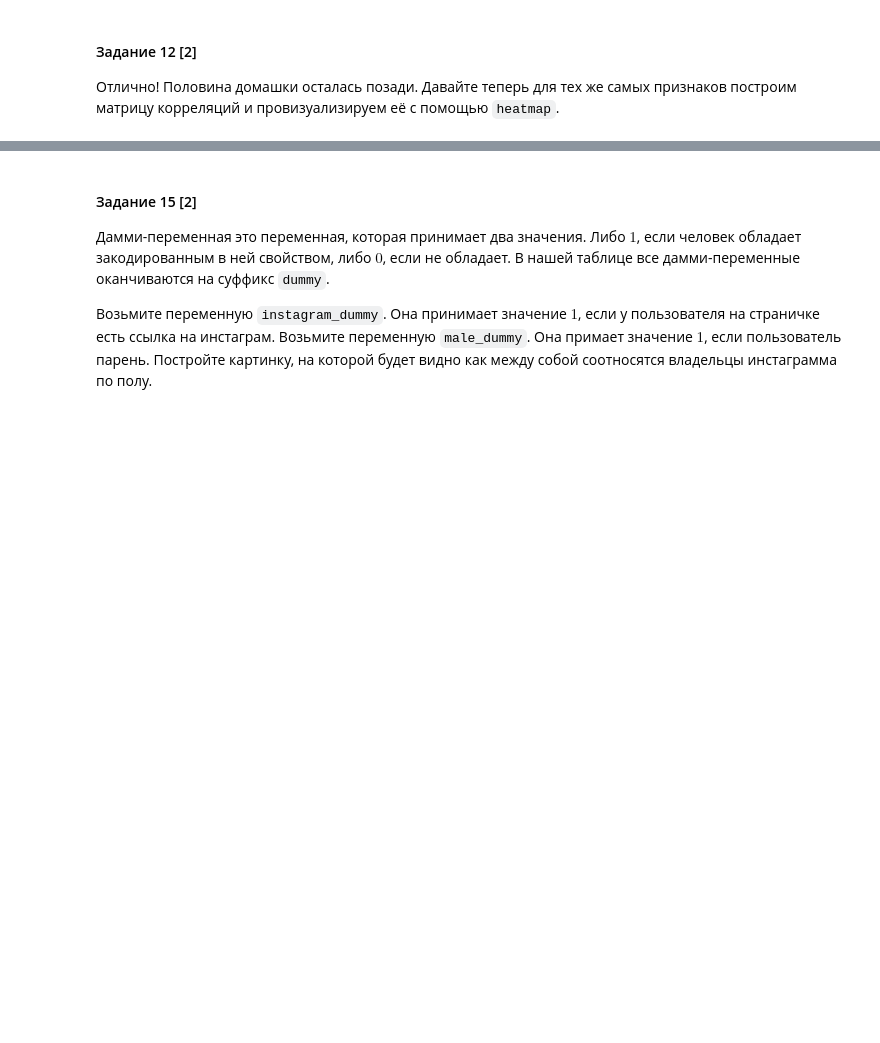
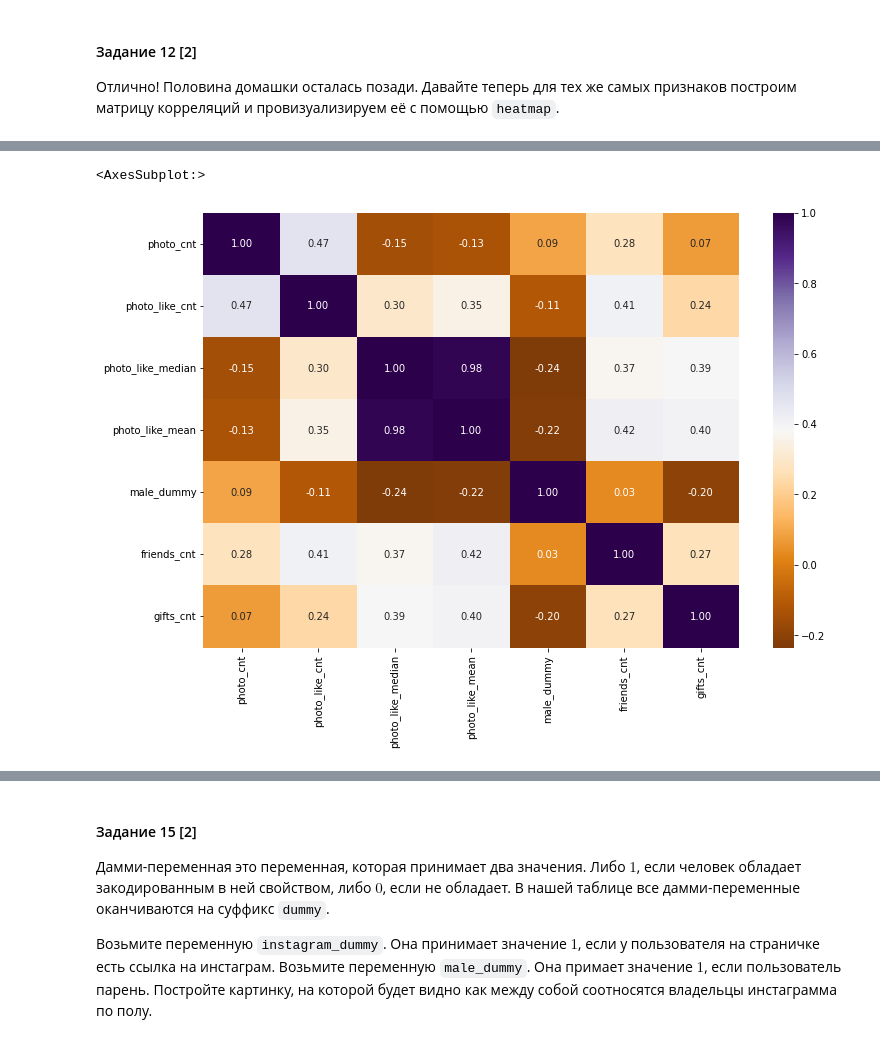
Before and after one commit to DenisKochetov/vk_hse_eda, a Jupyter notebook: hw1_3.ipynb, the cells around one changed output, grey strips where cells are left out. Cells and saved outputs as stored; diff of their text form; code cells hidden in the pictures; blank space fills up the shorter version.

```diff
--- a/hw1_3.ipynb
+++ b/hw1_3.ipynb
@@ -734,0 +736,5 @@ __Ответ:__
+# %%
+sns.heatmap(df_na_drop[vars_interesting].corr(), annot=True, fmt='.2f', cmap='PuOr')
+# %% [output]
+<AxesSubplot:>
+[figure, added]
```
Also changed, not shown: parts of 14 cells of this notebook.
